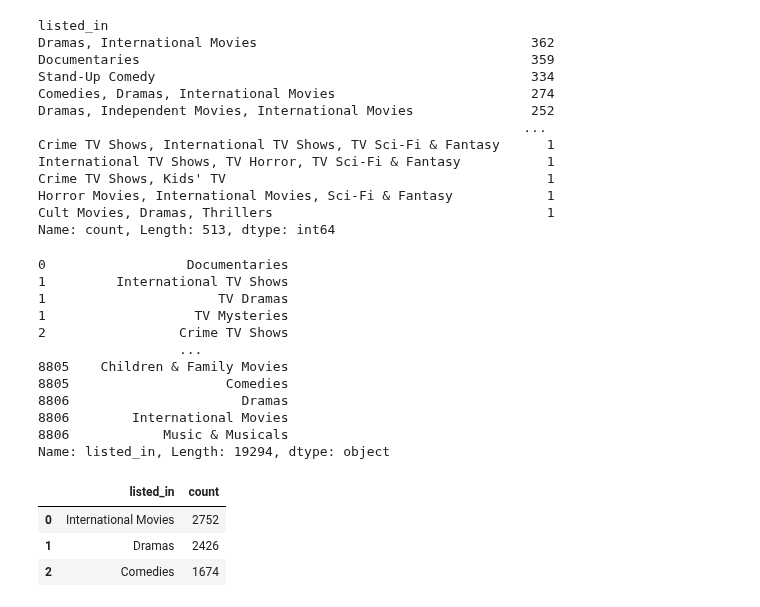
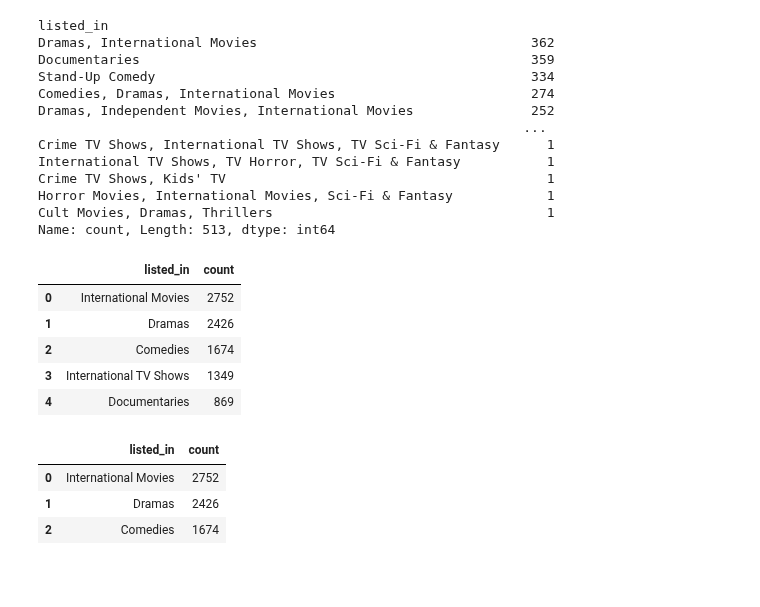
Before and after one commit to ikh0120/python_Webscraping_Analysis, a Jupyter notebook: 09.넷플릭스 데이터 분석 프로젝트.ipynb, the cells around one changed output. Saved outputs shown, nothing was run; the diff lists cells and outputs as text; code cells hidden in the pictures; blank space fills up the shorter version.

Commit message:
시리즈 객체 -> 데이터 프레임 객체로 reset_index() 메서드 사용해서 컬럼 추가한 뒤 변경

```diff
--- a/09.넷플릭스 데이터 분석 프로젝트.ipynb
+++ b/09.넷플릭스 데이터 분석 프로젝트.ipynb
@@ -726,20 +726,20 @@ Cult Movies, Dramas, Thrillers                                   1
 Name: count, Length: 513, dtype: int64
 # %%
 # 장르 분리 및 개별 장르 카운트
+# split은 str 메서드라 str.split(', )함
+# Series 객체에서 reset_index() 함수를 호출하면
+# index의 값이 컬럼이 되므로 DataFrame 객체로 변경된다
 genre_series = netflix['listed_in'].str.split(', ').explode()
-genre_series
+
+# genre_series.value_counts().head() # 이거는 한 줄만 나와서 시리즈임
+
+genre_series.value_counts().reset_index().head() # 이거는 인덱스를 추가시켜 데이터프레임이 됨
 # %% [output]
-0                  Documentaries
-1         International TV Shows
-1                      TV Dramas
-1                   TV Mysteries
-2                 Crime TV Shows
-                  ...
-8805    Children & Family Movies
-8805                    Comedies
-8806                      Dramas
-8806        International Movies
-8806            Music & Musicals
-Name: listed_in, Length: 19294, dtype: object
+|  | listed_in | count |
+| 0 | International Movies | 2752 |
+| 1 | Dramas | 2426 |
+| 2 | Comedies | 1674 |
+| 3 | International TV Shows | 1349 |
+| 4 | Documentaries | 869 |
 # %%
 
```
Also changed, not shown: parts of 3 cells of this notebook, 1 other file.
